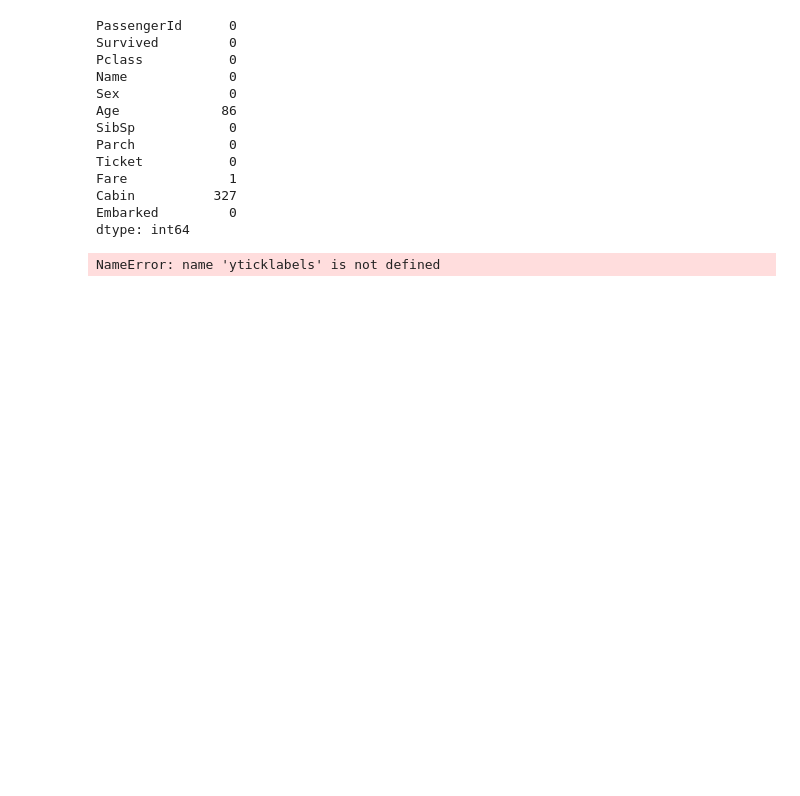
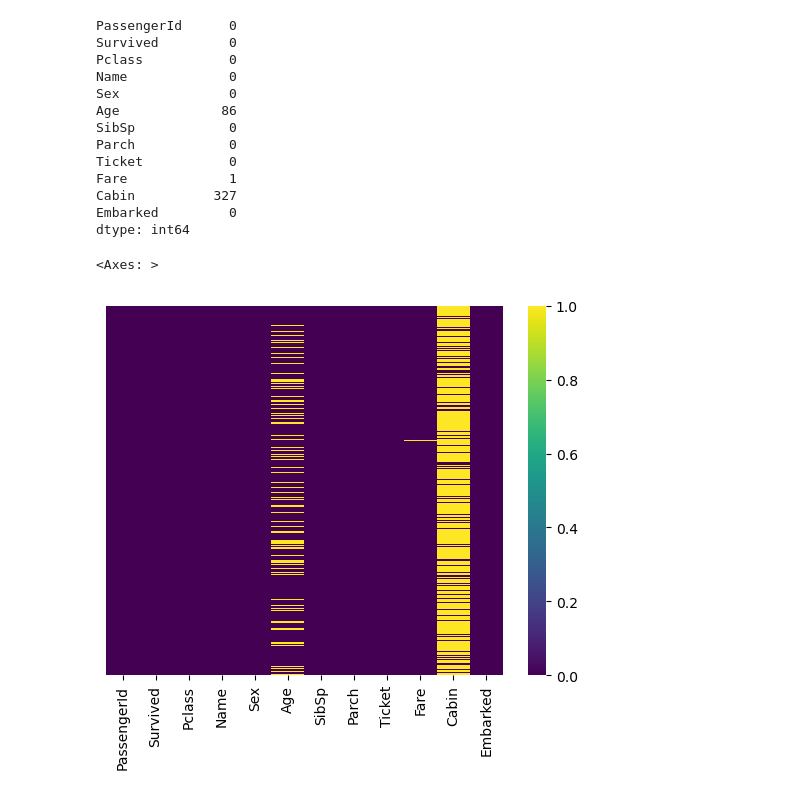
Before and after one commit to simocompsci/MLpractice, a Jupyter notebook: LogisticReg.ipynb, the cells around one changed output. Drawn from its saved outputs; the diff is of its cells as text; code cells hidden in the pictures; blank space fills up the shorter version.

```diff
--- a/LogisticReg.ipynb
+++ b/LogisticReg.ipynb
@@ -100,6 +100,7 @@ Cabin          327
 Embarked         0
 dtype: int64
 # %%
-sns.heatmap(titanic_data.isnull() , yticklabels==False)
+sns.heatmap(titanic_data.isnull() , yticklabels=False , cmap='viridis')
 # %% [output]
-NameError: name 'yticklabels' is not defined
+<Axes: >
+[figure, added]
```
Also changed, not shown: parts of 8 cells of this notebook.
